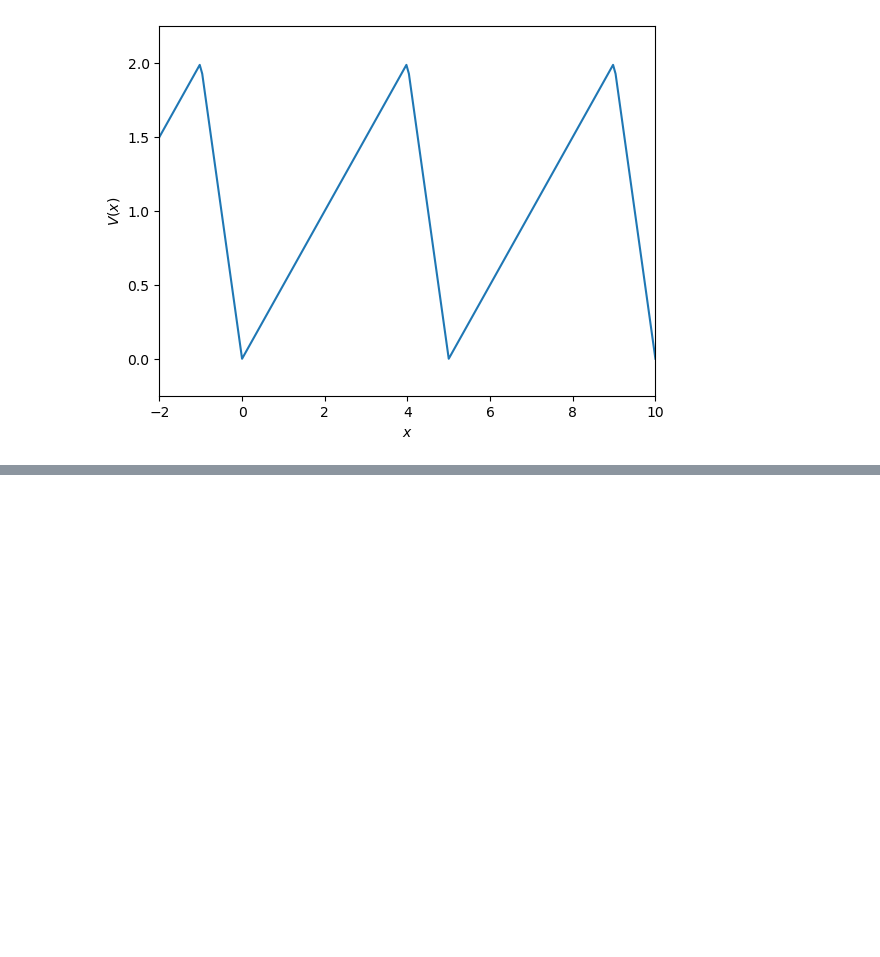
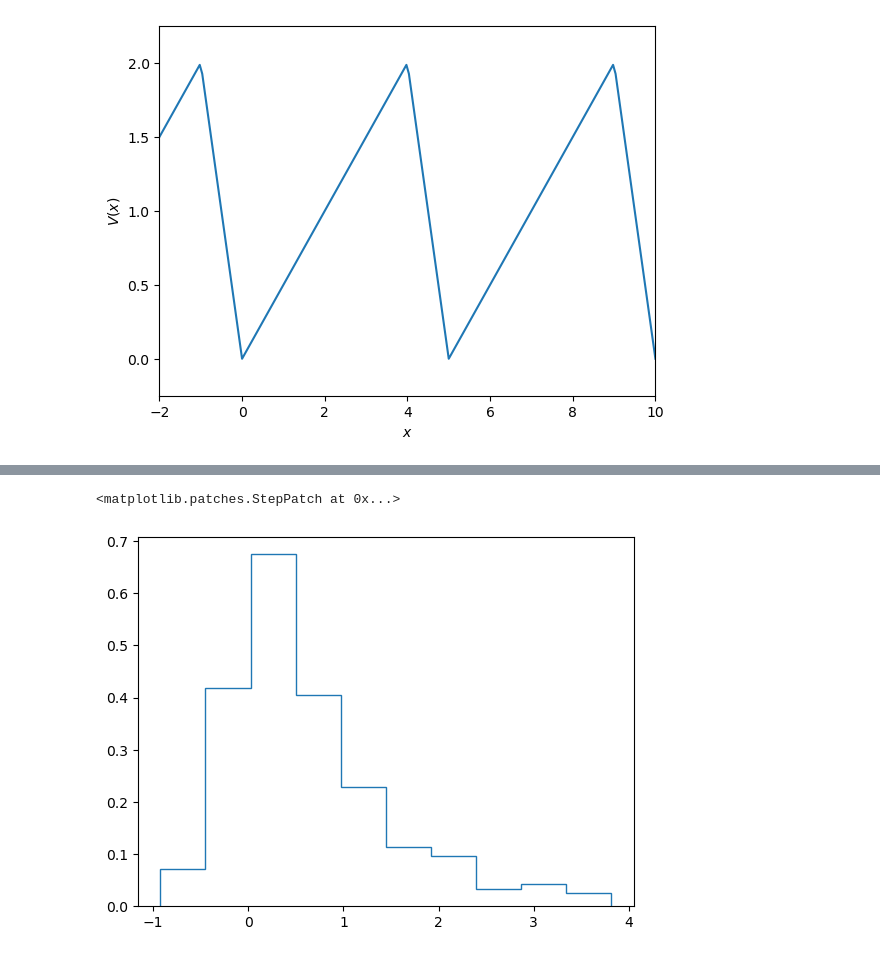
Before and after one commit to Ben-Janda/Molecular-Motor, a Jupyter notebook: 02_Feynmans-ratchet.ipynb, the cells around one changed output, grey strips where cells are left out. Saved outputs shown, nothing was run; the diff lists cells and outputs as text; code cells hidden in the pictures; blank space fills up the shorter version.

```diff
--- a/02_Feynmans-ratchet.ipynb
+++ b/02_Feynmans-ratchet.ipynb
@@ -91,0 +94,9 @@ ax.stairs(counts, bins)
+# %%
+cond = (data <= 4) & (data >= -1)
+data_new = np.where(cond, data, (data + 1) % 5 - 1)
+fig, ax = plt.subplots(1,1)
+counts, bins = np.histogram(data_new[:,-1],density = True, bins=10)
+ax.stairs(counts, bins)
+# %% [output]
+<matplotlib.patches.StepPatch at 0x...>
+[figure, added]
```
Also changed, not shown: parts of 5 cells of this notebook.
